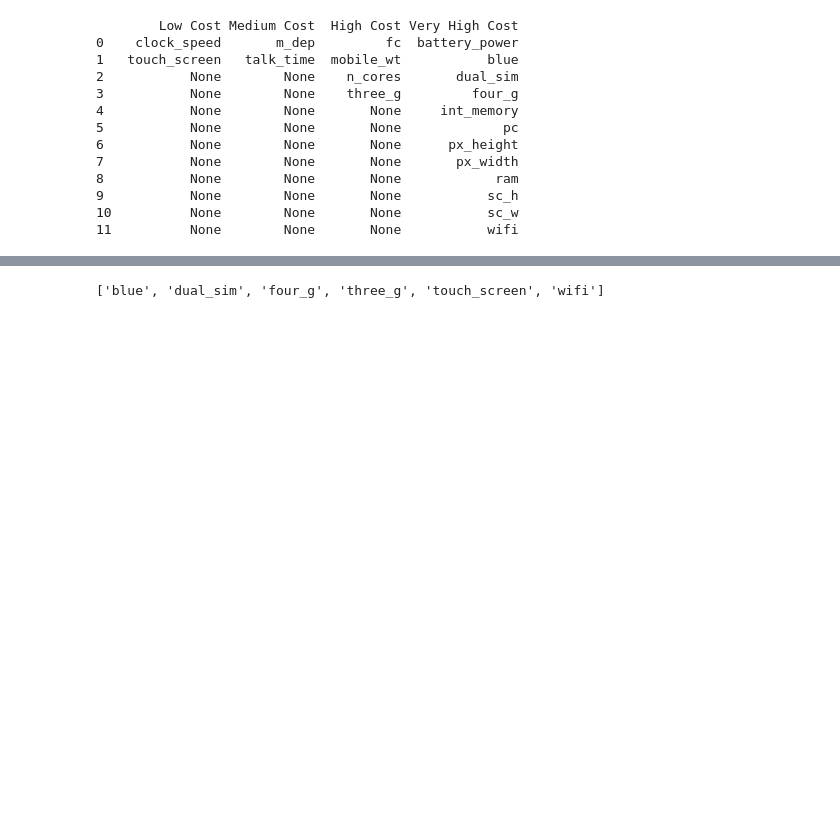
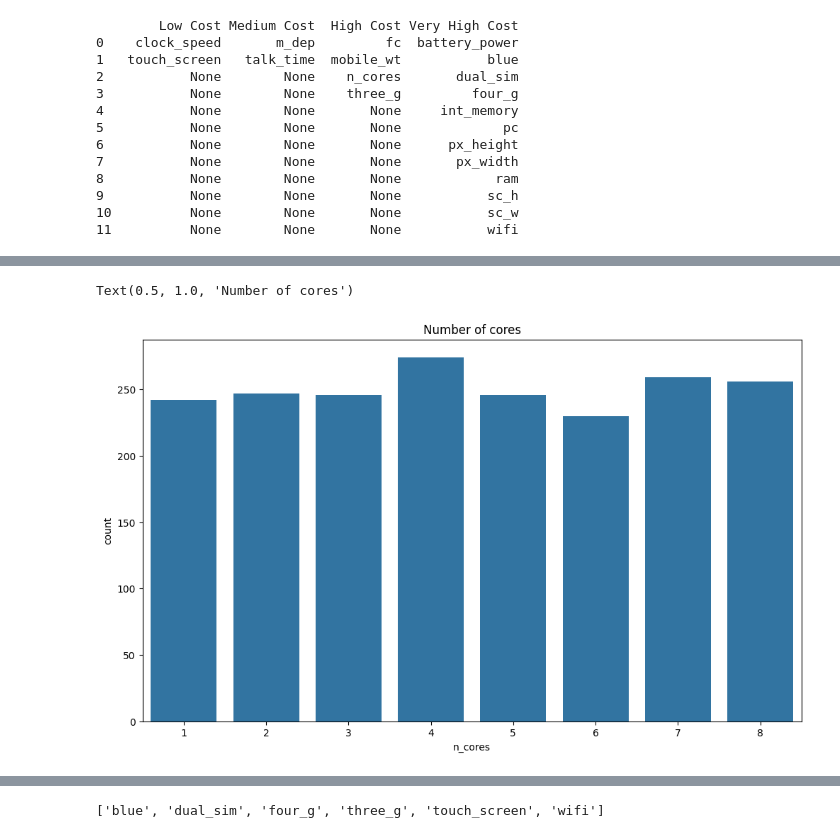
Before and after one commit to l-vice/Python, a Jupyter notebook: Introduction to Machine Learning with Python/02 - Supervised Learning/02pr_rf_mobdata.ipynb, the cells around one changed output, grey strips where cells are left out. Saved outputs shown, nothing was run; the diff lists cells and outputs as text; code cells hidden in the pictures; blank space fills up the shorter version.

```diff
--- a/Introduction to Machine Learning with Python/02 - Supervised Learning/02pr_rf_mobdata.ipynb
+++ b/Introduction to Machine Learning with Python/02 - Supervised Learning/02pr_rf_mobdata.ipynb
@@ -180,0 +190,8 @@ print(perf_summary)
+# %%
+# We can also inspect the other variable such as n_cores
+plt.figure(figsize=(12,7))
+sns.countplot(data=mob, x='n_cores')
+plt.title("Number of cores")
+# %% [output]
+Text(0.5, 1.0, 'Number of cores')
+[figure, added]
```
Also changed, not shown: parts of 4 cells of this notebook.
